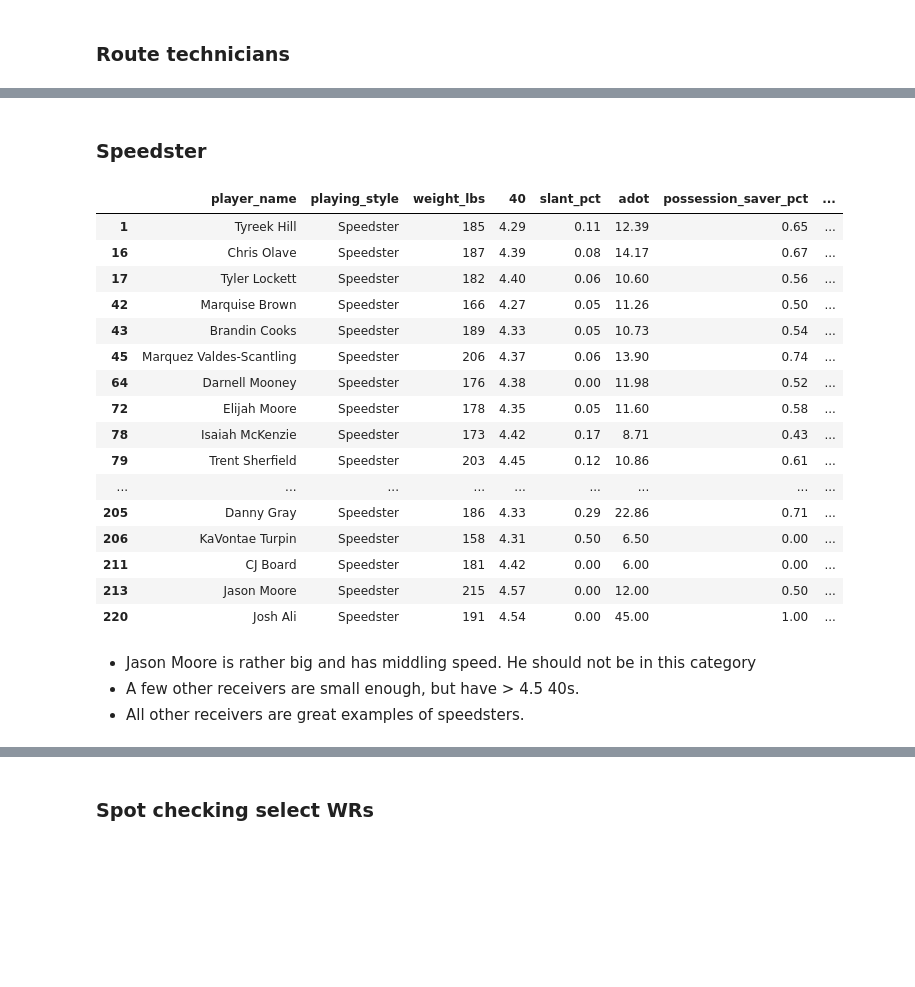
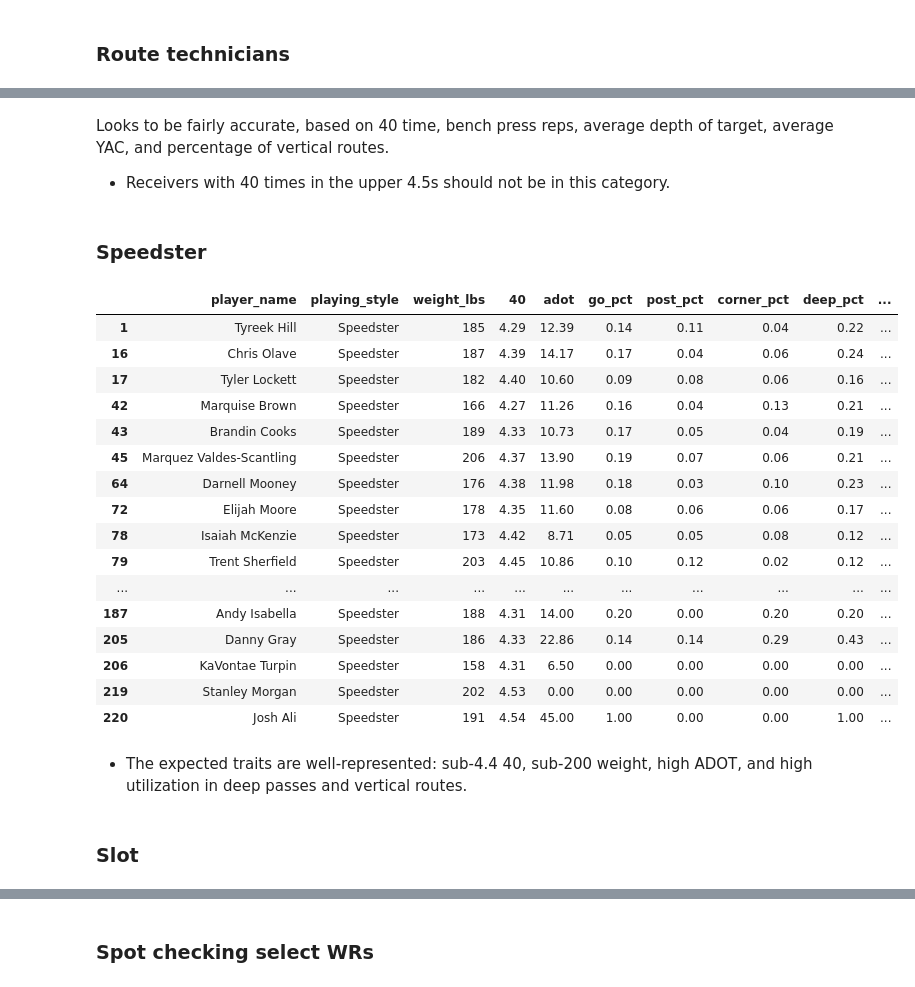
Before and after one commit to jeesuk/nfl_wr_classifier, a Jupyter notebook: notebooks/05_knn.ipynb, the cells around one changed output, grey strips where cells are left out. Drawn from its saved outputs; the diff is of its cells as text; code cells hidden in the pictures; blank space fills up the shorter version.

```diff
--- a/notebooks/05_knn.ipynb
+++ b/notebooks/05_knn.ipynb
@@ -149,12 +151,15 @@ We'll drop categorical variables
 # Ensuring that we only include numeric columns for PCA
 # Dropping non-numeric columns (assuming non-numeric columns are 'player_name' and 'season_year')
 
+# FRINGE COLUMNS - Consider adding back
+# 'corner_success_rate', 'out_success_rate',
+
 scalable_features_df = aggregate.drop(['player_name', 'player_position', 'season_year', 'player_game_count','receptions', 'target', 'yards', 'att_yards', 'yards_after_catch',
                                        'yards_after_contact', 'touchdown', 'routes', 'pass_plays', 'contested_receptions', 'contested_targets', 'weather_attempt',
                                        'weather_catch', 'difficult_attempt', 'difficult_catch', 'qb_bf_attempt', 'qb_bf_catch', 'hurry_up_attempt','hurry_up_catch', 'possession_saver_attempt', 'possession_saver_catch',
-                                       'conversion_attempt', 'conversion_catch', 'redzone_attempt', 'redzone_catch', 'deep_attempt', 'deep_catch', 'deep_sideline_attempt', 'deep_sideline_catch', 'clutch_catch', 'conversion_catch', 'redzone_catch',
+                                       'conversion_attempt', 'conversion_catch', 'redzone_attempt', 'redzone_catch', 'deep_attempt', 'deep_catch', 'deep_sideline_attempt', 'deep_sideline_catch', 'clutch_catch',
                                        'difficult_success_rate', 'cross_success_rate', 'curl_success_rate', 'post_success_rate', 'underneath_screen_success_rate',
-                                        'flat_success_rate', 'slant_success_rate', 'wr_screen_success_rate', 'comeback_success_rate', 'go_success_rate',
+                                        'flat_success_rate', 'slant_success_rate', 'wr_screen_success_rate', 'comeback_success_rate', 'go_success_rate', 'corner_success_rate', 'out_success_rate',
                                         'in_success_rate', 'deep_success_rate', 'play_action_success_rate', 'rpo_success_rate', 'hurry_up_success_rate',
                                         'deep_sideline_success_rate', 'possession_saver_success_rate', 'route_rate', 'large_yac_catch', 'tackle_breaker_catch', 'beast_catch', 'play_action_attempt', 'play_action_catch', 'rpo_attempt', 'rpo_catch',
                                        'cross_attempt', 'cross_catch', 'corner_attempt', 'corner_catch', 'curl_attempt', 'out_attempt', 'out_catch', 'curl_catch', 'post_attempt', 'post_catch', 'underneath_screen_attempt',
@@ -400,12 +400,12 @@ Index(['PC1', 'PC2', 'PC3', 'PC4', 'PC5', 'PC6', 'PC7', 'PC8', 'PC9', 'PC10',
 # %%
 features = ['PC1', 'PC2', 'PC3', 'PC4', 'PC5', 'PC6', 'PC7', 'PC8', 'PC9', 'PC10',
        'PC11', 'PC12', 'PC13', 'PC14', 'PC15', 'PC16', 'PC17', 'PC18', 'PC19',
-       'PC20', 'PC21', 'PC22', 'PC23', 'PC24', 'PC25', 'PC26', 'PC27', 'PC28']
+       'PC20', 'PC21', 'PC22', 'PC23', 'PC24', 'PC25', 'PC26']
 # %% [markdown]
 ### Run the model on the test dataset
 - With 4 nearest neighbors
 # %%
-X_test['playing_style'] = X_test.apply(lambda X_test: fn.knn(features, X_train, X_test, y_train, 5), axis = 1)
+X_test['playing_style'] = X_test.apply(lambda X_test: fn.knn(features, X_train, X_test, y_train, 6), axis = 1)
 # %% [markdown]
 ## Checking results
 # %%
@@ -564,26 +549,29 @@ final[final['playing_style'] == 'Versatile'][['player_name', 'playing_style', 'w
+# %% [markdown]
+Looks to be fairly accurate, based on 40 time, bench press reps, average depth of target, average YAC, and percentage of vertical routes.
+- Receivers with 40 times in the upper 4.5s should not be in this category.
 # %% [markdown]
 ### Speedster
 # %%
-final[final['playing_style'] == 'Speedster'][['player_name', 'playing_style', 'weight_lbs', '40', 'slant_pct', 'adot', 'possession_saver_pct', 'conversion_pct', 'redzone_pct', 'contested_catch_rate']]
+final[final['playing_style'] == 'Speedster'][['player_name', 'playing_style', 'weight_lbs', '40', 'adot', 'go_pct', 'post_pct', 'corner_pct', 'deep_pct', 'deep_sideline_pct']]
 # %% [output]
-|  | player_name | playing_style | weight_lbs | 40 | slant_pct | adot | possession_saver_pct | ... |
-| 1 | Tyreek Hill | Speedster | 185 | 4.29 | 0.11 | 12.39 | 0.65 | ... |
-| 16 | Chris Olave | Speedster | 187 | 4.39 | 0.08 | 14.17 | 0.67 | ... |
-| 17 | Tyler Lockett | Speedster | 182 | 4.40 | 0.06 | 10.60 | 0.56 | ... |
-| 42 | Marquise Brown | Speedster | 166 | 4.27 | 0.05 | 11.26 | 0.50 | ... |
-| 43 | Brandin Cooks | Speedster | 189 | 4.33 | 0.05 | 10.73 | 0.54 | ... |
-| 45 | Marquez Valdes-Scantling | Speedster | 206 | 4.37 | 0.06 | 13.90 | 0.74 | ... |
-| 64 | Darnell Mooney | Speedster | 176 | 4.38 | 0.00 | 11.98 | 0.52 | ... |
-| 72 | Elijah Moore | Speedster | 178 | 4.35 | 0.05 | 11.60 | 0.58 | ... |
-| 78 | Isaiah McKenzie | Speedster | 173 | 4.42 | 0.17 | 8.71 | 0.43 | ... |
-| 79 | Trent Sherfield | Speedster | 203 | 4.45 | 0.12 | 10.86 | 0.61 | ... |
-| ... | ... | ... | ... | ... | ... | ... | ... | ... |
-| 205 | Danny Gray | Speedster | 186 | 4.33 | 0.29 | 22.86 | 0.71 | ... |
-| 206 | KaVontae Turpin | Speedster | 158 | 4.31 | 0.50 | 6.50 | 0.00 | ... |
-| 211 | CJ Board | Speedster | 181 | 4.42 | 0.00 | 6.00 | 0.00 | ... |
-| 213 | Jason Moore | Speedster | 215 | 4.57 | 0.00 | 12.00 | 0.50 | ... |
-| 220 | Josh Ali | Speedster | 191 | 4.54 | 0.00 | 45.00 | 1.00 | ... |
+|  | player_name | playing_style | weight_lbs | 40 | adot | go_pct | post_pct | corner_pct | deep_pct | ... |
+| 1 | Tyreek Hill | Speedster | 185 | 4.29 | 12.39 | 0.14 | 0.11 | 0.04 | 0.22 | ... |
+| 16 | Chris Olave | Speedster | 187 | 4.39 | 14.17 | 0.17 | 0.04 | 0.06 | 0.24 | ... |
+| 17 | Tyler Lockett | Speedster | 182 | 4.40 | 10.60 | 0.09 | 0.08 | 0.06 | 0.16 | ... |
+| 42 | Marquise Brown | Speedster | 166 | 4.27 | 11.26 | 0.16 | 0.04 | 0.13 | 0.21 | ... |
+| 43 | Brandin Cooks | Speedster | 189 | 4.33 | 10.73 | 0.17 | 0.05 | 0.04 | 0.19 | ... |
+| 45 | Marquez Valdes-Scantling | Speedster | 206 | 4.37 | 13.90 | 0.19 | 0.07 | 0.06 | 0.21 | ... |
+| 64 | Darnell Mooney | Speedster | 176 | 4.38 | 11.98 | 0.18 | 0.03 | 0.10 | 0.23 | ... |
+| 72 | Elijah Moore | Speedster | 178 | 4.35 | 11.60 | 0.08 | 0.06 | 0.06 | 0.17 | ... |
+| 78 | Isaiah McKenzie | Speedster | 173 | 4.42 | 8.71 | 0.05 | 0.05 | 0.08 | 0.12 | ... |
+| 79 | Trent Sherfield | Speedster | 203 | 4.45 | 10.86 | 0.10 | 0.12 | 0.02 | 0.12 | ... |
+| ... | ... | ... | ... | ... | ... | ... | ... | ... | ... | ... |
+| 187 | Andy Isabella | Speedster | 188 | 4.31 | 14.00 | 0.20 | 0.00 | 0.20 | 0.20 | ... |
+| 205 | Danny Gray | Speedster | 186 | 4.33 | 22.86 | 0.14 | 0.14 | 0.29 | 0.43 | ... |
+| 206 | KaVontae Turpin | Speedster | 158 | 4.31 | 6.50 | 0.00 | 0.00 | 0.00 | 0.00 | ... |
+| 219 | Stanley Morgan | Speedster | 202 | 4.53 | 0.00 | 0.00 | 0.00 | 0.00 | 0.00 | ... |
+| 220 | Josh Ali | Speedster | 191 | 4.54 | 45.00 | 1.00 | 0.00 | 0.00 | 1.00 | ... |
 # %% [markdown]
-- Jason Moore is rather big and has middling speed. He should not be in this category
-- A few other receivers are small enough, but have > 4.5 40s.
-- All other receivers are great examples of speedsters.
+- The expected traits are well-represented: sub-4.4 40, sub-200 weight, high ADOT, and high utilization in deep passes and vertical routes.
+# %% [markdown]
+### Slot
```
Also changed, not shown: parts of 53 cells of this notebook.
